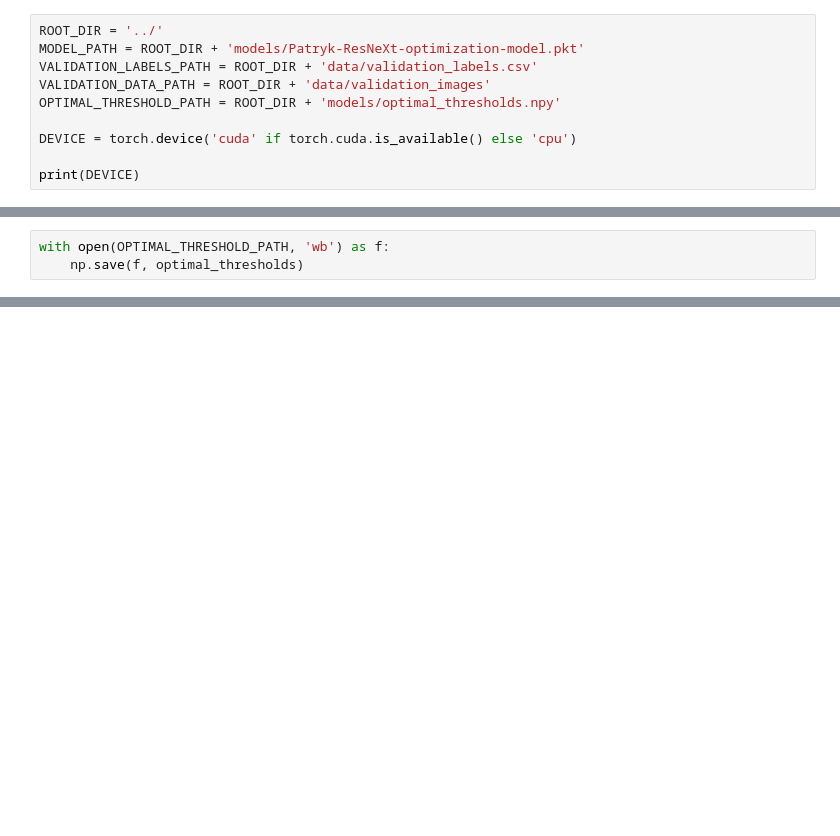
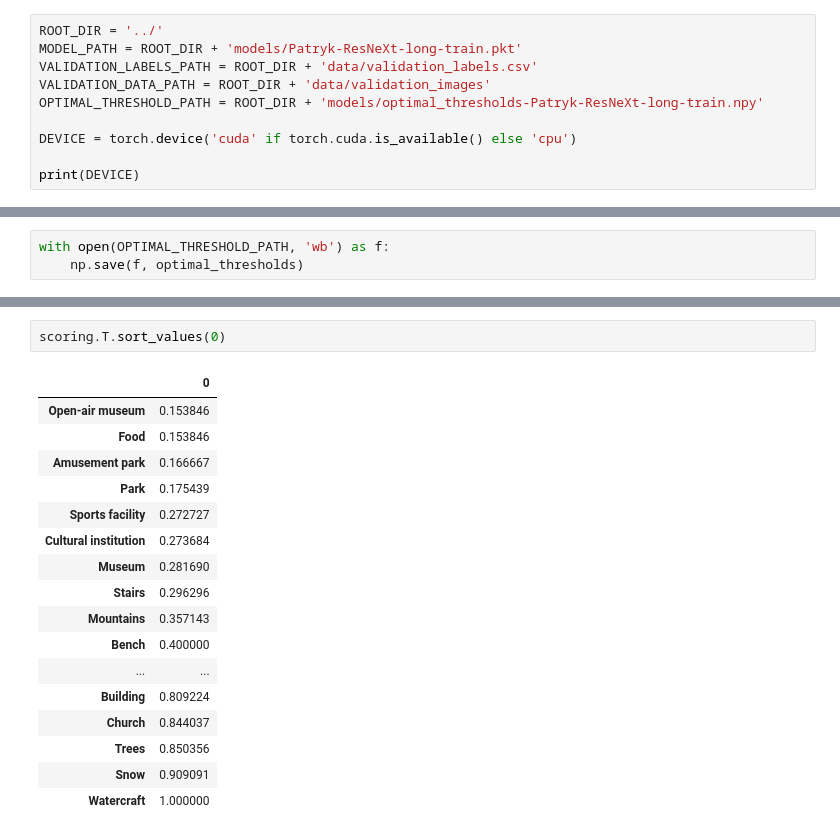
Before and after one commit to KamilZPWr/Skyhack-3, a Jupyter notebook: first-task/notebooks/Patryk-F-Score-optimization.ipynb, the cells around one changed output, grey strips where cells are left out. Saved outputs shown, nothing was run; the diff lists cells and outputs as text; blank space fills up the shorter version.

```diff
--- a/first-task/notebooks/Patryk-F-Score-optimization.ipynb
+++ b/first-task/notebooks/Patryk-F-Score-optimization.ipynb
@@ -16,9 +19,9 @@ from torchvision import datasets, models, transforms
 # %%
 ROOT_DIR = '../'
-MODEL_PATH = ROOT_DIR + 'models/Patryk-ResNeXt-optimization-model.pkt'
+MODEL_PATH = ROOT_DIR + 'models/Patryk-ResNeXt-long-train.pkt'
 VALIDATION_LABELS_PATH = ROOT_DIR + 'data/validation_labels.csv'
 VALIDATION_DATA_PATH = ROOT_DIR + 'data/validation_images'
-OPTIMAL_THRESHOLD_PATH = ROOT_DIR + 'models/optimal_thresholds.npy'
+OPTIMAL_THRESHOLD_PATH = ROOT_DIR + 'models/optimal_thresholds-Patryk-ResNeXt-long-train.npy'
 
 DEVICE = torch.device('cuda' if torch.cuda.is_available() else 'cpu')
 
@@ -120,0 +150,20 @@ skyhacks_f1_score((y_pred > optimal_thresholds).astype(int), y_true)
+# %%
+scoring.T.sort_values(0)
+# %% [output]
+|  | 0 |
+| Open-air museum | 0.153846 |
+| Food | 0.153846 |
+| Amusement park | 0.166667 |
+| Park | 0.175439 |
+| Sports facility | 0.272727 |
+| Cultural institution | 0.273684 |
+| Museum | 0.281690 |
+| Stairs | 0.296296 |
+| Mountains | 0.357143 |
+| Bench | 0.400000 |
+| ... | ... |
+| Building | 0.809224 |
+| Church | 0.844037 |
+| Trees | 0.850356 |
+| Snow | 0.909091 |
+| Watercraft | 1.000000 |
```
Also changed, not shown: parts of 10 cells of this notebook, 10 other files.
